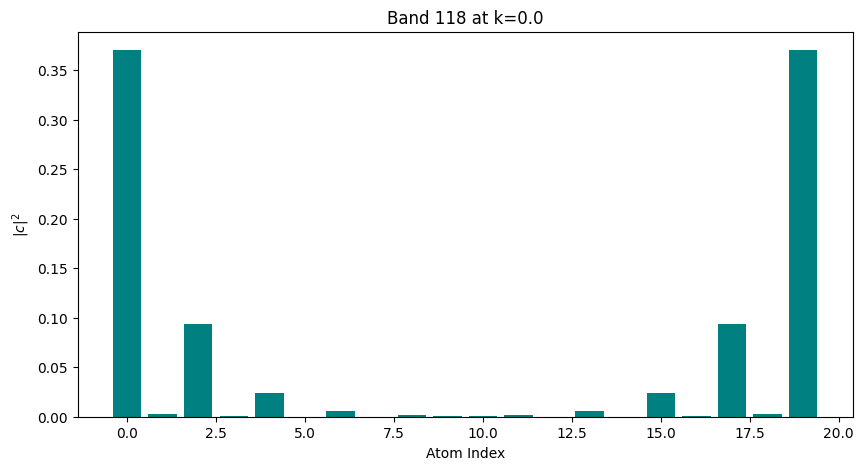
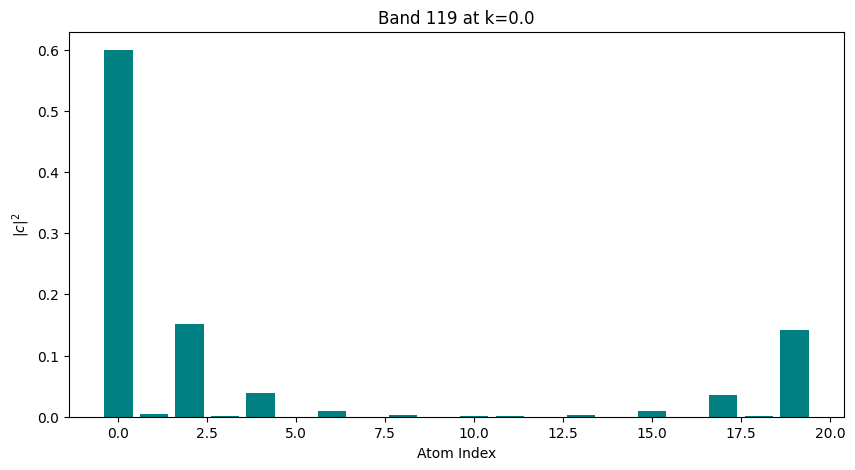
Code edit (unified diff) that turned the first committed figure into the second:
--- before
+++ after
@@ -1,4 +1,4 @@
 Psi_dict = tb.band_structure_data["eigenvector_dict"]
-band = edge_bands[0]
+band = edge_bands[1]
 k_target = 0.0
 k_idx = np.argmin(np.abs(g.k_edge - k_target))
@@ -22,4 +22,4 @@
 plt.xlabel("Atom Index")
 plt.ylabel(f"$|c|^2$")
-plt.title(f"Band {band} at k={g.k_edge[k_idx]:.1f}")
+plt.title(f"Band {band} at k={np.abs(g.k_edge[k_idx]):.1f}")
 plt.show()

Commit: Plotting